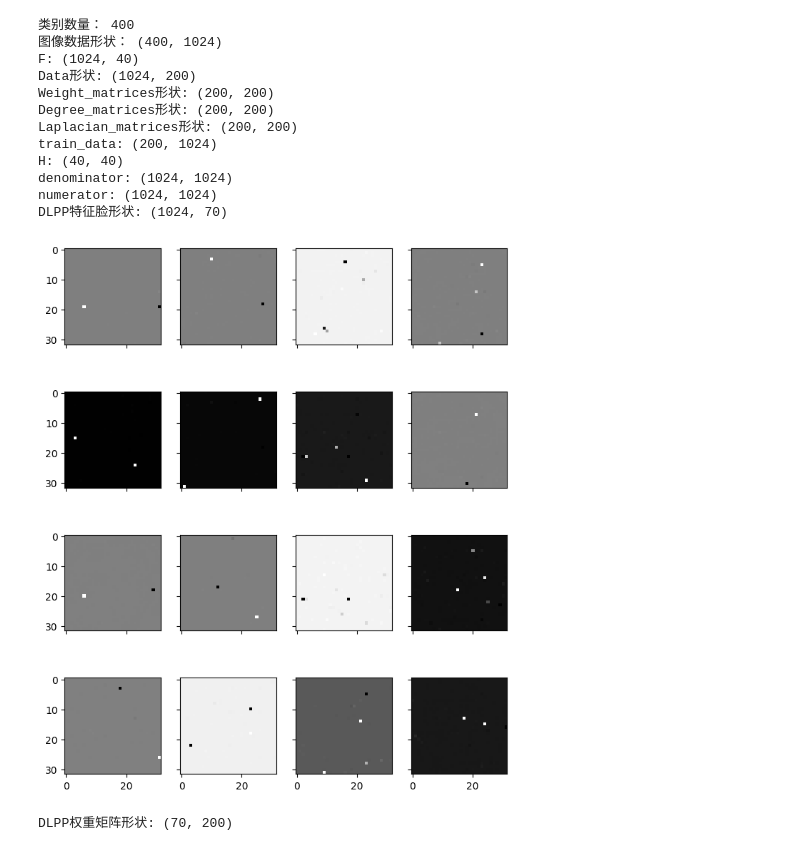
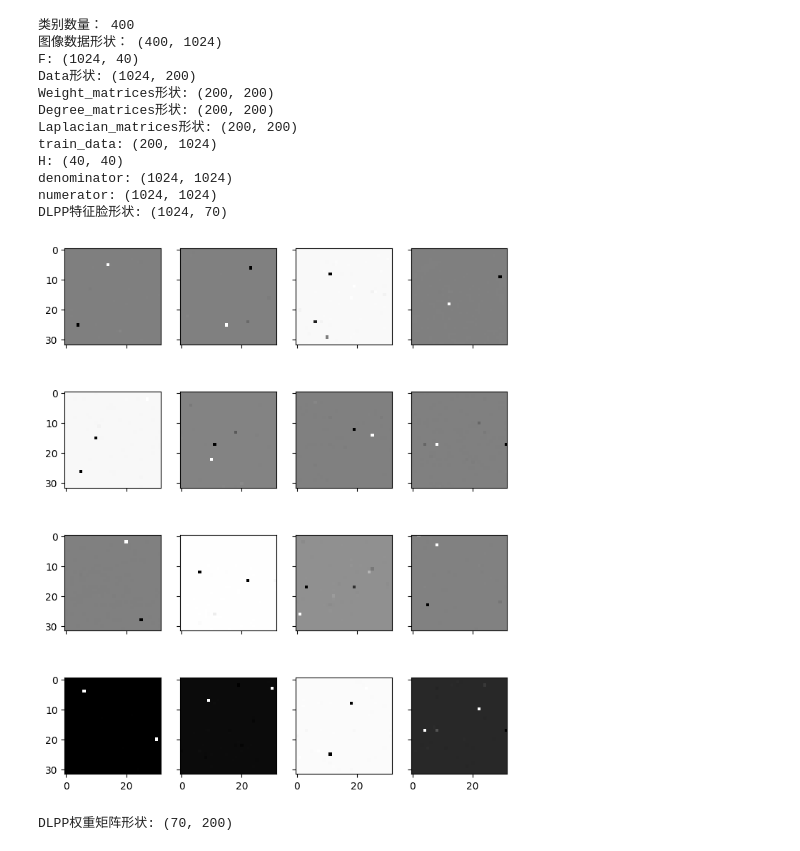
Before and after one commit to TonyHuang6666/Manifold-Learning, a Jupyter notebook: Discriminant Locality Preserving Projection/DLPP-Face Recognition.ipynb, the cells around one changed output. Cells and saved outputs as stored; diff of their text form; code cells hidden in the pictures.

```diff
--- a/Discriminant Locality Preserving Projection/DLPP-Face Recognition.ipynb
+++ b/Discriminant Locality Preserving Projection/DLPP-Face Recognition.ipynb
@@ -289,30 +287,30 @@ def train_test_split(data, labels, train_test_split_ratio):
 # %%
 dataset = "attfaces"
 data, labels, faceshape = read_images(dataset)
 print("类别数量：", len(labels))
 print("图像数据形状：", data.shape)
 train_data, train_labels, test_data, test_labels = train_test_split(data, labels, train_test_split_ratio=0.5)
 d = 70
 k = 300
-t = 500000
+t = 50000
 lpp_method = 'knn'  # 'knn'或'epsilon'
 dlpp_eigenfaces, overall_mean = DLPP(train_data, train_labels, d, lpp_method, k, t)
 print("DLPP特征脸形状:", dlpp_eigenfaces.shape)
 ShowEigenface(dlpp_eigenfaces, faceshape)
 # %% [output]
 类别数量： 400
 图像数据形状： (400, 1024)
 F: (1024, 40)
 Data形状: (1024, 200)
 Weight_matrices形状: (200, 200)
 Degree_matrices形状: (200, 200)
 Laplacian_matrices形状: (200, 200)
 train_data: (200, 1024)
 H: (40, 40)
 denominator: (1024, 1024)
 numerator: (1024, 1024)
 DLPP特征脸形状: (1024, 70)
-[figure, old version]
+[figure, new version]
 # %%
 dlpp_weight_matrix = np.dot(dlpp_eigenfaces.T, train_data.T)
 print("DLPP权重矩阵形状:", dlpp_weight_matrix.shape)
```
Also changed, not shown: parts of 1 cell of this notebook, 3 other files.
